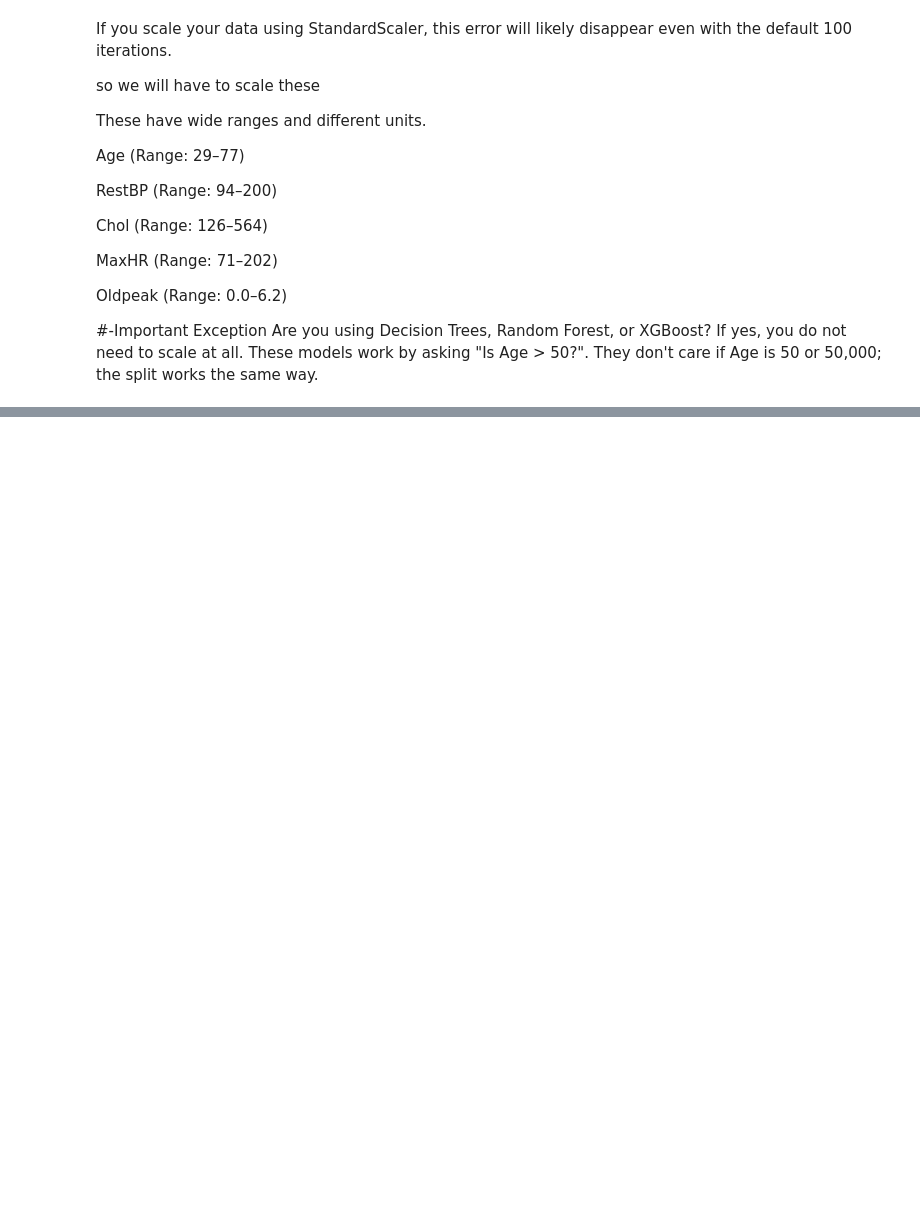
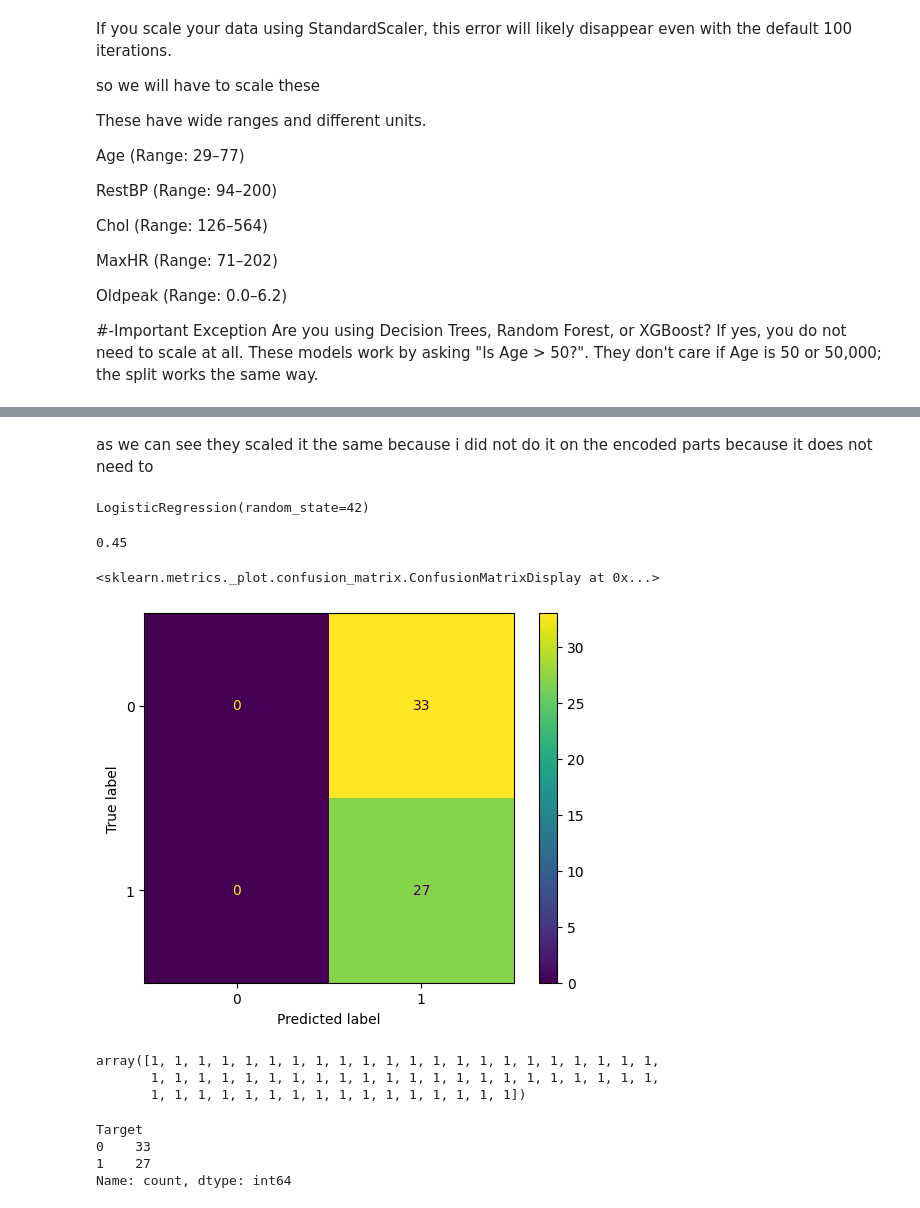
Before and after one commit to Muhammed-ismail3/Heart-Disease-Prediction, a Jupyter notebook: Project/Model.ipynb, the cells around one changed output, grey strips where cells are left out. Saved outputs shown, nothing was run; the diff lists cells and outputs as text; code cells hidden in the pictures; blank space fills up the shorter version.

```diff
--- a/Project/Model.ipynb
+++ b/Project/Model.ipynb
@@ -385,0 +484,2 @@ Are you using Decision Trees, Random Forest, or XGBoost? If yes, you do not need
+# %%
+LR2_model.fit(X2_train,y2_train) # this is the error i was talking about, now we will scale it again
@@ -385,0 +488,3 @@ Are you using Decision Trees, Random Forest, or XGBoost? If yes, you do not need
+# %%
+X2_train[cols_to_scale] = scaler.fit_transform(X2_train[cols_to_scale]) # The scaller learn from the tainging set and transform it
+X2_test[cols_to_scale] = scaler.transform(X2_test[cols_to_scale])
@@ -385,0 +509,31 @@ Are you using Decision Trees, Random Forest, or XGBoost? If yes, you do not need
+# %% [markdown]
+as we can see they scaled it the same because i did not do it on the encoded parts because it does not need to
+# %%
+LR2_model.fit(X2_train,y2_train)
+# %% [output]
+LogisticRegression(random_state=42)
+# %%
+y2_pred = LR2_model.predict(X2_test)
+LR2_model.score(X2_test,y2_test)
+# %% [output]
+0.45
+# %%
+confusion_matrix2 = confusion_matrix(y2_test,y2_pred)
+confusion_matrix_display = metrics.ConfusionMatrixDisplay(confusion_matrix = confusion_matrix2)
+confusion_matrix_display.plot()
+# %% [output]
+<sklearn.metrics._plot.confusion_matrix.ConfusionMatrixDisplay at 0x...>
+[figure, added]
+# %%
+y2_pred
+# %% [output]
+array([1, 1, 1, 1, 1, 1, 1, 1, 1, 1, 1, 1, 1, 1, 1, 1, 1, 1, 1, 1, 1, 1,
+       1, 1, 1, 1, 1, 1, 1, 1, 1, 1, 1, 1, 1, 1, 1, 1, 1, 1, 1, 1, 1, 1,
+       1, 1, 1, 1, 1, 1, 1, 1, 1, 1, 1, 1, 1, 1, 1, 1])
+# %%
+y2_test.value_counts()
+# %% [output]
+Target
+0    33
+1    27
+Name: count, dtype: int64
```
Also changed, not shown: parts of 83 cells of this notebook, 1 other file.
